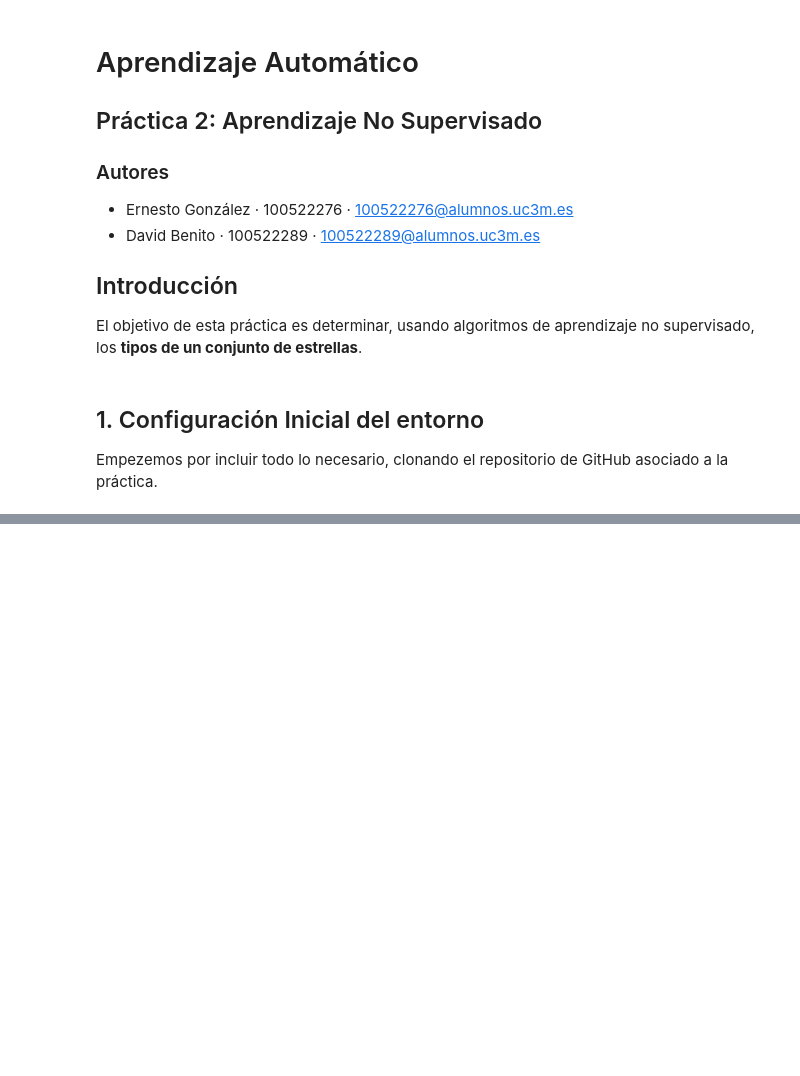
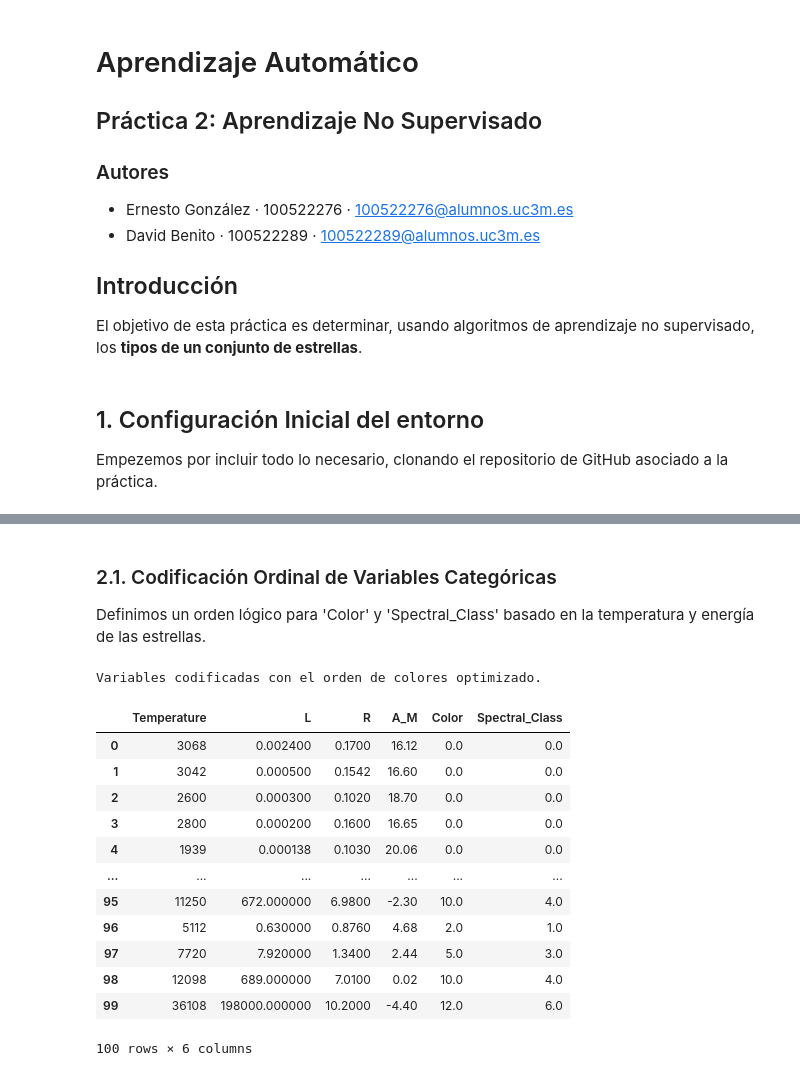
Before and after one commit to 100522289/p2-aprendizaje-automatico-100522276-100522289, a Jupyter notebook: 2_aprendizaje_no_supervisado.ipynb, the cells around one changed output, grey strips where cells are left out. Cells and saved outputs as stored; diff of their text form; code cells hidden in the pictures; blank space fills up the shorter version.

Commit message:
ordenación de variables categóricas

```diff
--- a/2_aprendizaje_no_supervisado.ipynb
+++ b/2_aprendizaje_no_supervisado.ipynb
@@ -22,0 +111,53 @@ Resolving deltas: 100% (2/2), done.
+# %% [markdown]
+### 2.1. Codificación Ordinal de Variables Categóricas
+Definimos un orden lógico para 'Color' y 'Spectral_Class' basado en la temperatura y energía de las estrellas.
+# %%
+from sklearn.preprocessing import OrdinalEncoder
+
+# Estandarizamos los nombres de los colores en el df
+df['Color'] = df['Color'].str.strip().str.lower()
+
+# Definimos el orden jerárquico basado en la lista proporcionada
+# Ordenados de menor a mayor energía/temperatura aproximada
+color_order = [
+    'red',
+    'orange',
+    'orange-red',
+    'pale yellow orange',
+    'yellowish',
+    'yellow-white',
+    'white-yellow',
+    'yellowish white',
+    'whitish',
+    'white',
+    'blue-white',
+    'blue white',
+    'blue'
+]
+
+# Orden de Clase Espectral (de menor a mayor energía)
+spectral_order = ['M', 'K', 'G', 'F', 'A', 'B', 'O']
+
+# Configuramos el codificador con las categorías específicas
+encoder = OrdinalEncoder(categories=[color_order, spectral_order])
+
+# Aplicamos la transformación
+df[['Color', 'Spectral_Class']] = encoder.fit_transform(df[['Color', 'Spectral_Class']])
+
+print("Variables codificadas con el orden de colores optimizado.")
+display(df.head(100))
+# %% [output]
+Variables codificadas con el orden de colores optimizado.
+|  | Temperature | L | R | A_M | Color | Spectral_Class |
+| 0 | 3068 | 0.002400 | 0.1700 | 16.12 | 0.0 | 0.0 |
+| 1 | 3042 | 0.000500 | 0.1542 | 16.60 | 0.0 | 0.0 |
+| 2 | 2600 | 0.000300 | 0.1020 | 18.70 | 0.0 | 0.0 |
+| 3 | 2800 | 0.000200 | 0.1600 | 16.65 | 0.0 | 0.0 |
+| 4 | 1939 | 0.000138 | 0.1030 | 20.06 | 0.0 | 0.0 |
+| ... | ... | ... | ... | ... | ... | ... |
+| 95 | 11250 | 672.000000 | 6.9800 | -2.30 | 10.0 | 4.0 |
+| 96 | 5112 | 0.630000 | 0.8760 | 4.68 | 2.0 | 1.0 |
+| 97 | 7720 | 7.920000 | 1.3400 | 2.44 | 5.0 | 3.0 |
+| 98 | 12098 | 689.000000 | 7.0100 | 0.02 | 10.0 | 4.0 |
+| 99 | 36108 | 198000.000000 | 10.2000 | -4.40 | 12.0 | 6.0 |
+100 rows × 6 columns
```
Also changed, not shown: parts of 6 cells of this notebook.
